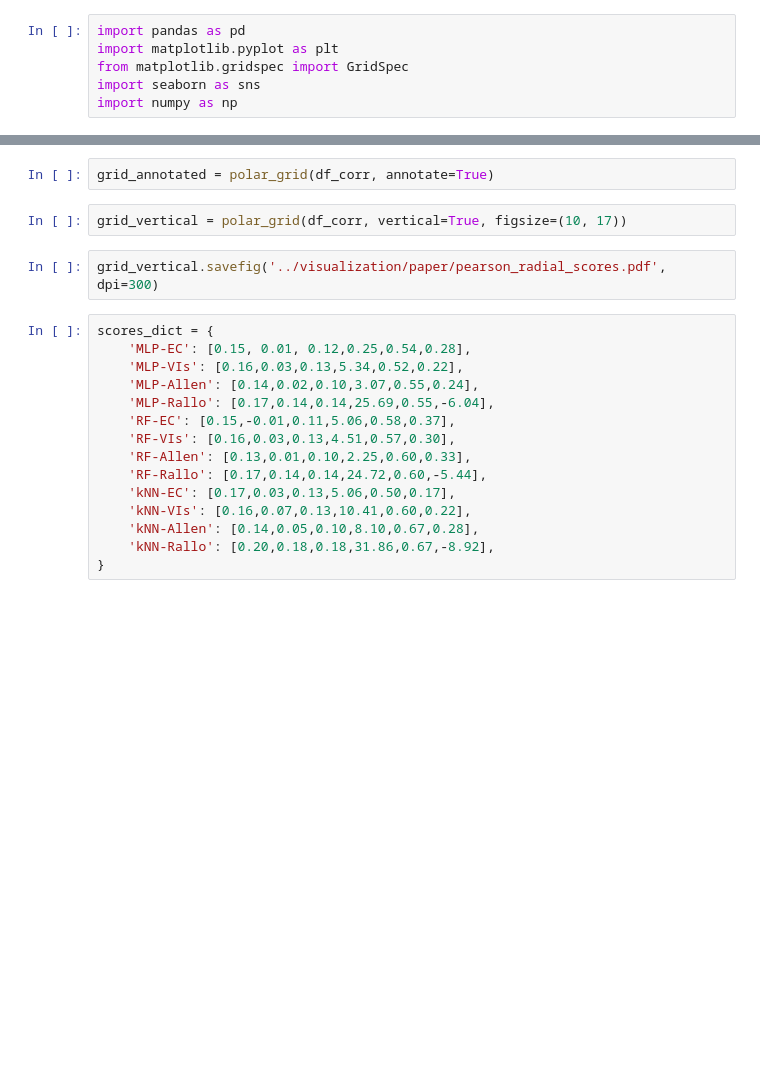
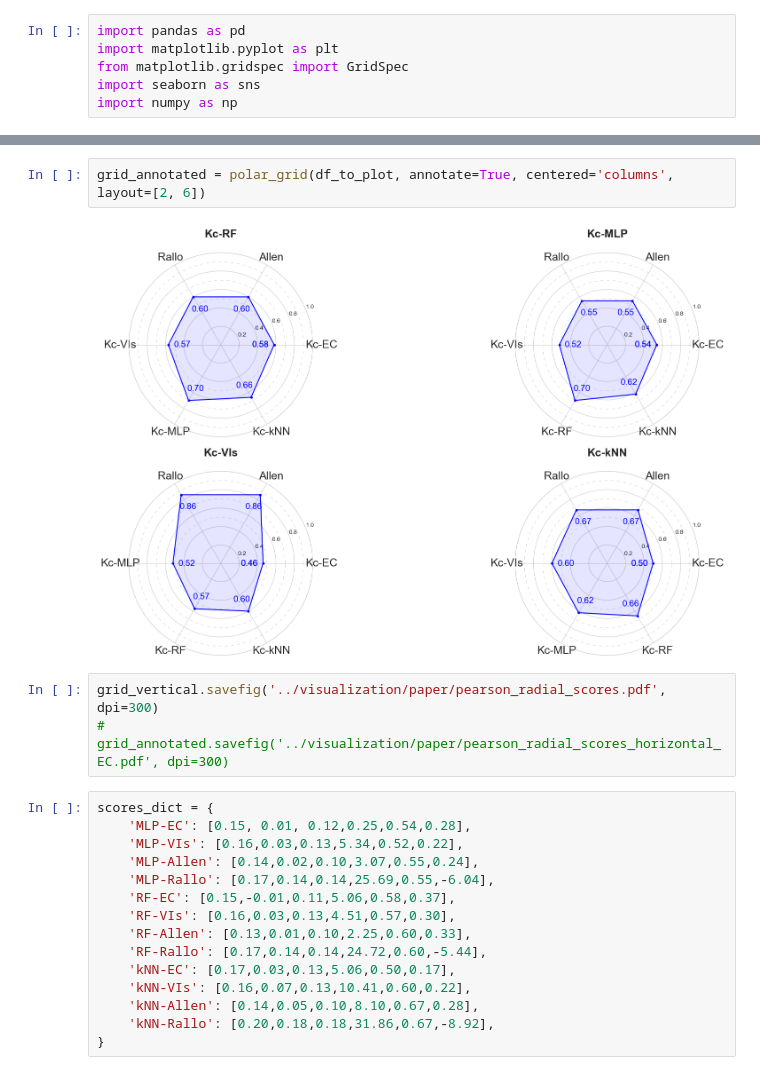
Before and after one commit to fedesss98/kc-predict, a Jupyter notebook: notebook/03-all-models-confrontation.ipynb, the cells around one changed output, grey strips where cells are left out. Saved outputs shown, nothing was run; the diff lists cells and outputs as text; blank space fills up the shorter version.

```diff
--- a/notebook/03-all-models-confrontation.ipynb
+++ b/notebook/03-all-models-confrontation.ipynb
@@ -84,9 +119,10 @@ grid_unannotated = polar_grid(df_corr)
 # %%
-grid_annotated = polar_grid(df_corr, annotate=True)
+grid_annotated = polar_grid(df_to_plot, annotate=True, centered='columns', layout=[2, 6])
+# %% [output]
+[figure, added]
-# %%
-grid_vertical = polar_grid(df_corr, vertical=True, figsize=(10, 17))
 # %%
 grid_vertical.savefig('../visualization/paper/pearson_radial_scores.pdf', dpi=300)
+# grid_annotated.savefig('../visualization/paper/pearson_radial_scores_horizontal_EC.pdf', dpi=300)
 # %%
 scores_dict = {
     'MLP-EC': [0.15, 0.01, 0.12,0.25,0.54,0.28],
```
Also changed, not shown: parts of 6 cells of this notebook.
